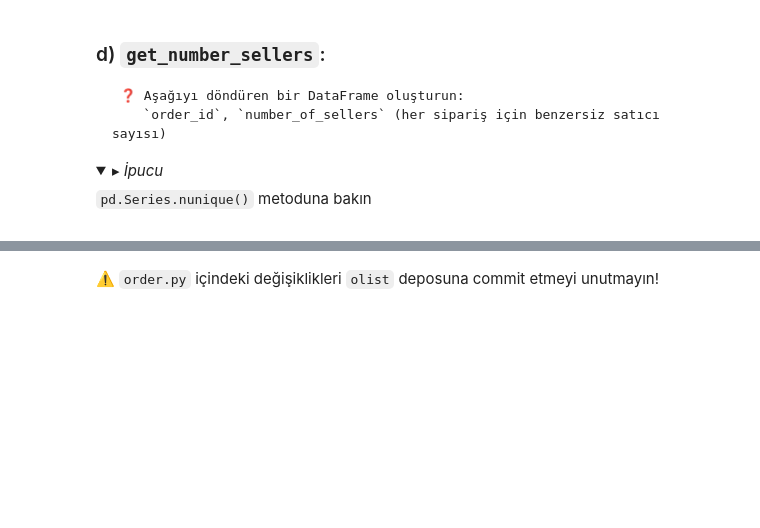
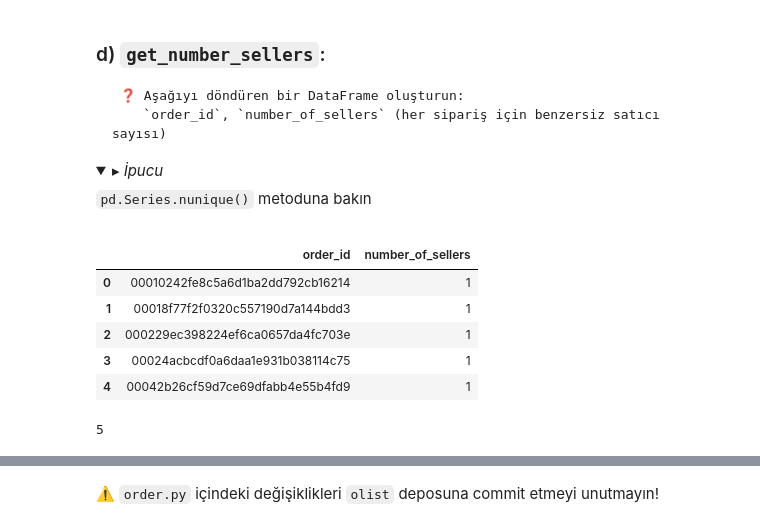
Before and after one commit to inurekici/S14D3Ps--olist-analysis, a Jupyter notebook: 01-Statistical-Inference/data-orders/orders.ipynb, the cells around one changed output, grey strips where cells are left out. Drawn from its saved outputs; the diff is of its cells as text; code cells hidden in the pictures; folded sections open; blank space fills up the shorter version.

Commit message:
feat: implement get_number_sellers method
Calculates unique sellers per order. Found that some orders have up to 5 different sellers.

```diff
--- a/01-Statistical-Inference/data-orders/orders.ipynb
+++ b/01-Statistical-Inference/data-orders/orders.ipynb
@@ -463,3 +461,20 @@ git push origin master
+# %%
+items_raw = data['order_items'].copy()
+sellers_count = items_raw.groupby('order_id')[['seller_id']].nunique()
+sellers_count.columns = ['number_of_sellers']
+sellers_count = sellers_count.reset_index()
+sellers_count.head()
+# %% [output]
+|  | order_id | number_of_sellers |
+| 0 | 00010242fe8c5a6d1ba2dd792cb16214 | 1 |
+| 1 | 00018f77f2f0320c557190d7a144bdd3 | 1 |
+| 2 | 000229ec398224ef6ca0657da4fc703e | 1 |
+| 3 | 00024acbcdf0a6daa1e931b038114c75 | 1 |
+| 4 | 00042b26cf59d7ce69dfabb4e55b4fd9 | 1 |
+# %%
+print(sellers_count.number_of_sellers.max())
+# %% [output]
+5
 # %%
 from nbresult import ChallengeResult
 result = ChallengeResult('number_sellers',
```
Also changed, not shown: parts of 4 cells of this notebook, 3 other files.
